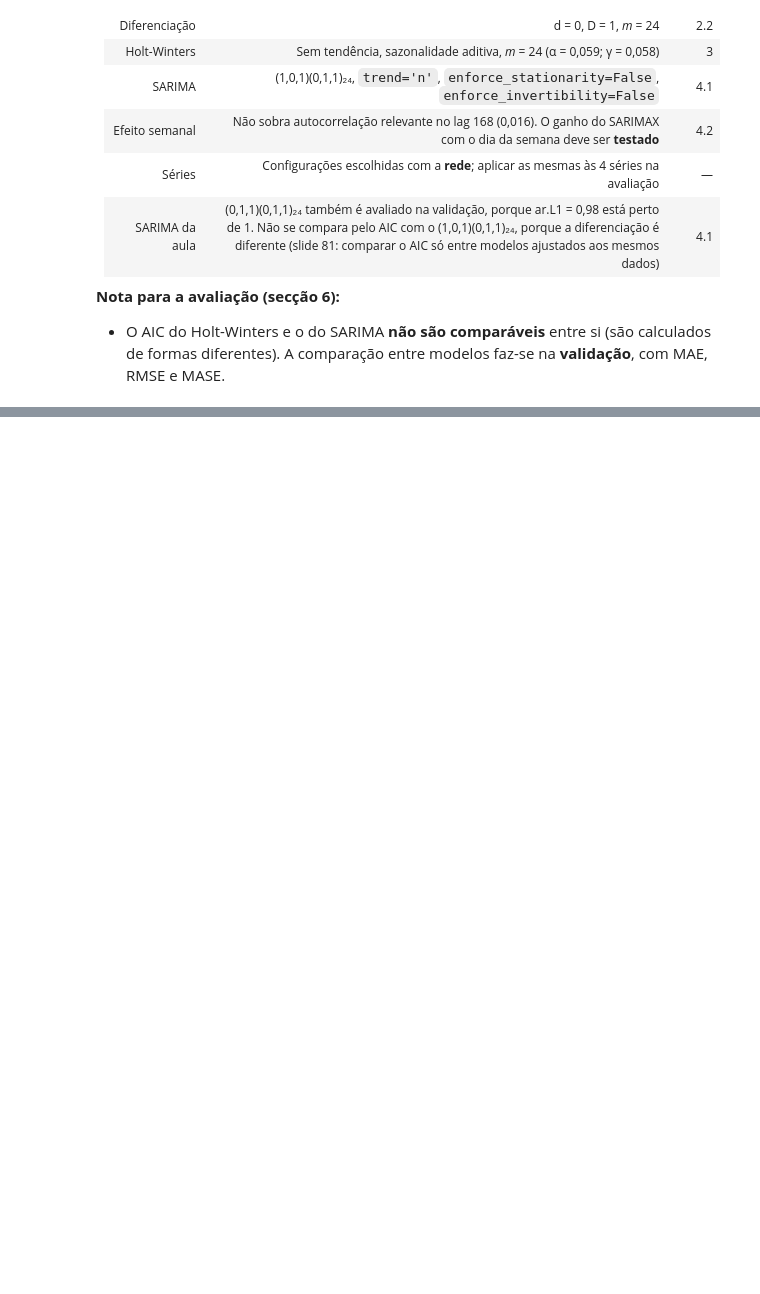
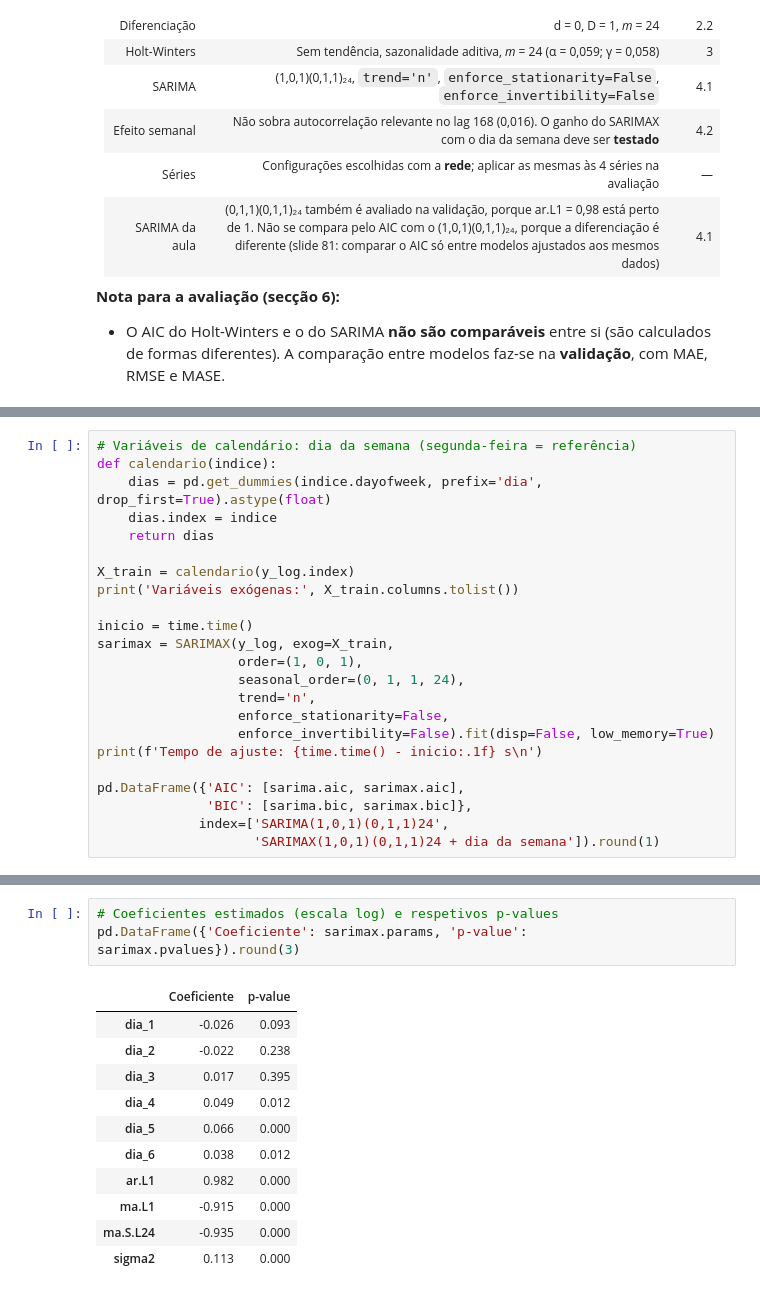
Before and after one commit to 1231478-Ellah-Fleischmann/MINDD-PROJETO-2, a Jupyter notebook: task2.ipynb, the cells around one changed output, grey strips where cells are left out. Cells and saved outputs as stored; diff of their text form; blank space fills up the shorter version.

Commit message:
SARIMAX

```diff
--- a/task2.ipynb
+++ b/task2.ipynb
@@ -543,0 +561,23 @@ Teste de Ljung-Box (H0: resíduos não autocorrelacionados):
+# %%
+# Variáveis de calendário: dia da semana (segunda-feira = referência)
+def calendario(indice):
+    dias = pd.get_dummies(indice.dayofweek, prefix='dia', drop_first=True).astype(float)
+    dias.index = indice
+    return dias
+
+X_train = calendario(y_log.index)
+print('Variáveis exógenas:', X_train.columns.tolist())
+
+inicio = time.time()
+sarimax = SARIMAX(y_log, exog=X_train,
+                  order=(1, 0, 1),
+                  seasonal_order=(0, 1, 1, 24),
+                  trend='n',
+                  enforce_stationarity=False,
+                  enforce_invertibility=False).fit(disp=False, low_memory=True)
+print(f'Tempo de ajuste: {time.time() - inicio:.1f} s\n')
+
+pd.DataFrame({'AIC': [sarima.aic, sarimax.aic],
+              'BIC': [sarima.bic, sarimax.bic]},
+             index=['SARIMA(1,0,1)(0,1,1)24',
+                    'SARIMAX(1,0,1)(0,1,1)24 + dia da semana']).round(1)
@@ -543,0 +590,15 @@ Teste de Ljung-Box (H0: resíduos não autocorrelacionados):
+# %%
+# Coeficientes estimados (escala log) e respetivos p-values
+pd.DataFrame({'Coeficiente': sarimax.params, 'p-value': sarimax.pvalues}).round(3)
+# %% [output]
+|  | Coeficiente | p-value |
+| dia_1 | -0.026 | 0.093 |
+| dia_2 | -0.022 | 0.238 |
+| dia_3 | 0.017 | 0.395 |
+| dia_4 | 0.049 | 0.012 |
+| dia_5 | 0.066 | 0.000 |
+| dia_6 | 0.038 | 0.012 |
+| ar.L1 | 0.982 | 0.000 |
+| ma.L1 | -0.915 | 0.000 |
+| ma.S.L24 | -0.935 | 0.000 |
+| sigma2 | 0.113 | 0.000 |
```
Also changed, not shown: parts of 3 cells of this notebook.
